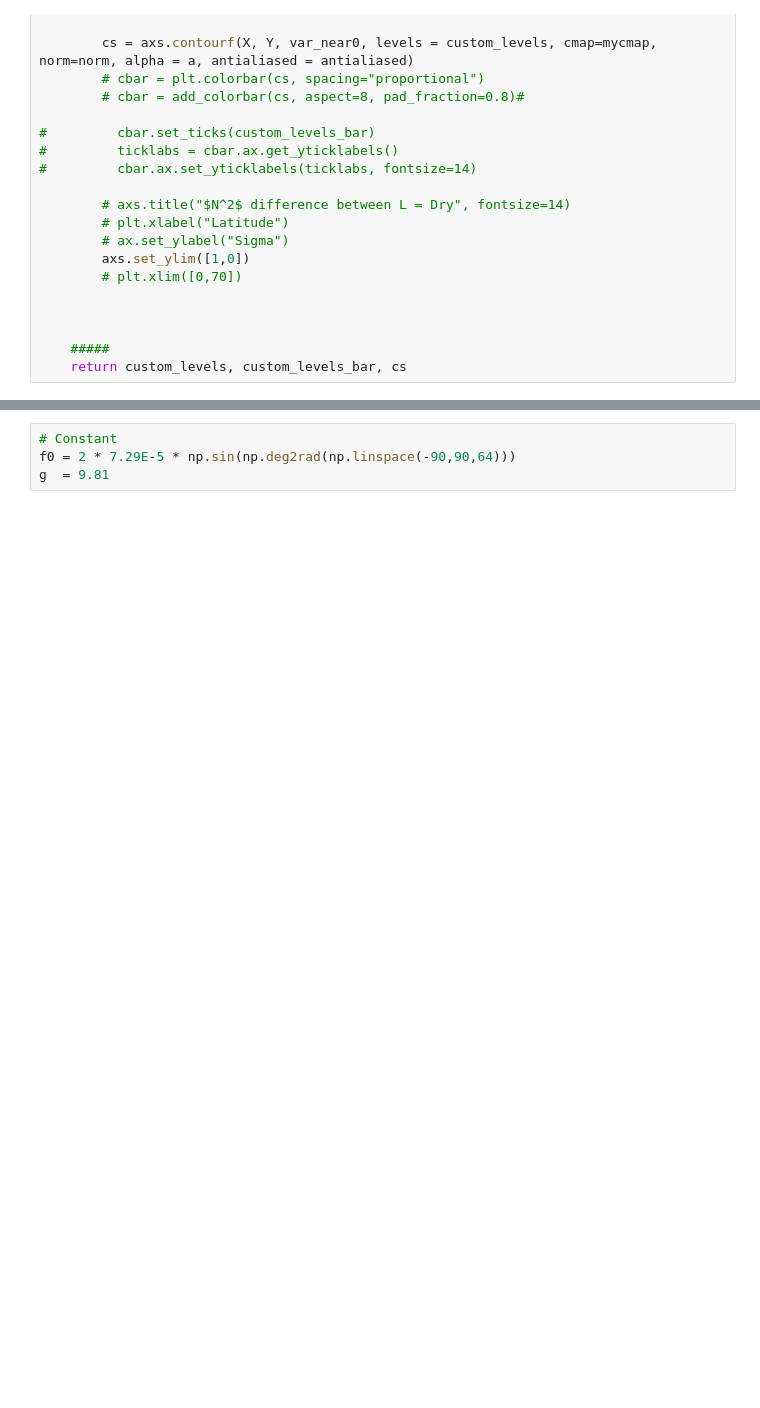
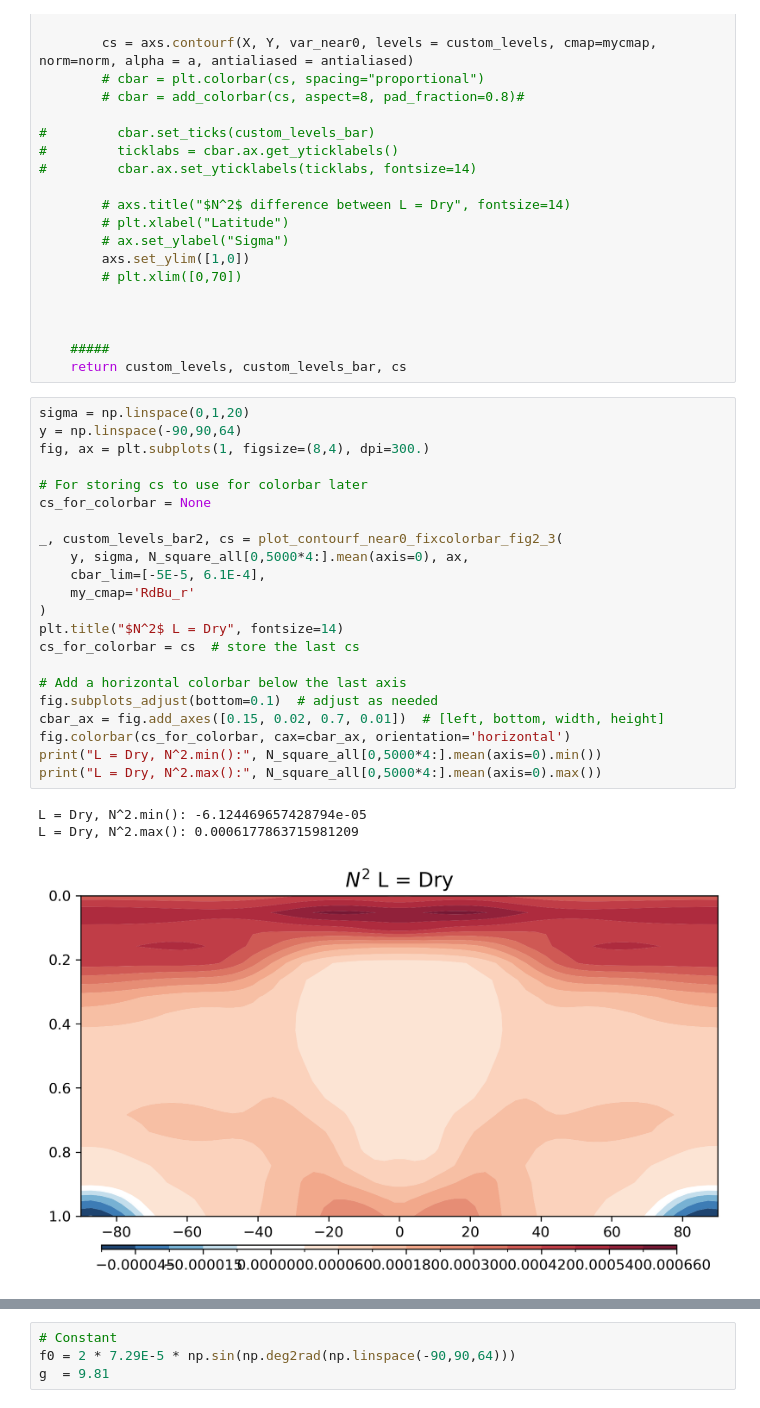
Before and after one commit to PeterChang1023/Moist_Dycore, a Jupyter notebook: EP_flux.ipynb, the cells around one changed output, grey strips where cells are left out. Cells and saved outputs as stored; diff of their text form; blank space fills up the shorter version.

Commit message:
update dx def and plot

```diff
--- a/EP_flux.ipynb
+++ b/EP_flux.ipynb
@@ -427,6 +491,32 @@ def plot_contourf_near0_fixcolorbar_fig2_3(X, Y ,var_near0, axs, cbar_lim, shadi
 
     #####
     return custom_levels, custom_levels_bar, cs
+# %%
+sigma = np.linspace(0,1,20)
+y = np.linspace(-90,90,64)
+fig, ax = plt.subplots(1, figsize=(8,4), dpi=300.)
+
+# For storing cs to use for colorbar later
+cs_for_colorbar = None
+
+_, custom_levels_bar2, cs = plot_contourf_near0_fixcolorbar_fig2_3(
+    y, sigma, N_square_all[0,5000*4:].mean(axis=0), ax,
+    cbar_lim=[-5E-5, 6.1E-4],
+    my_cmap='RdBu_r'
+)
+plt.title("$N^2$ L = Dry", fontsize=14)
+cs_for_colorbar = cs  # store the last cs
+
+# Add a horizontal colorbar below the last axis
+fig.subplots_adjust(bottom=0.1)  # adjust as needed
+cbar_ax = fig.add_axes([0.15, 0.02, 0.7, 0.01])  # [left, bottom, width, height]
+fig.colorbar(cs_for_colorbar, cax=cbar_ax, orientation='horizontal')
+print("L = Dry, N^2.min():", N_square_all[0,5000*4:].mean(axis=0).min())
+print("L = Dry, N^2.max():", N_square_all[0,5000*4:].mean(axis=0).max())
+# %% [output]
+L = Dry, N^2.min(): -6.124469657428794e-05
+L = Dry, N^2.max(): 0.0006177863715981209
+[figure, added]
 # %%
 sigma = np.linspace(0,1,20)
 y = np.linspace(-90,90,64)
```
Also changed, not shown: parts of 30 cells of this notebook.
